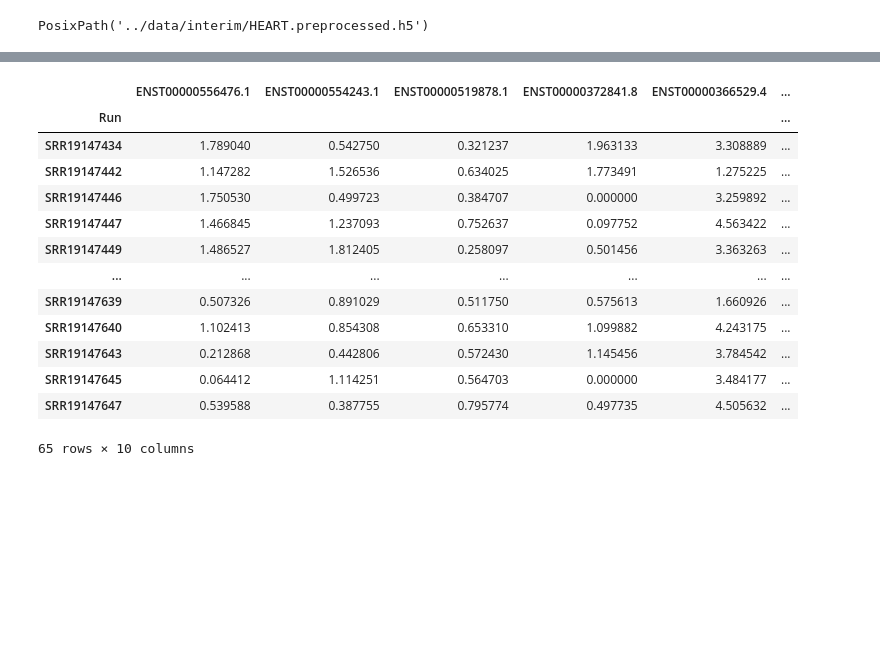
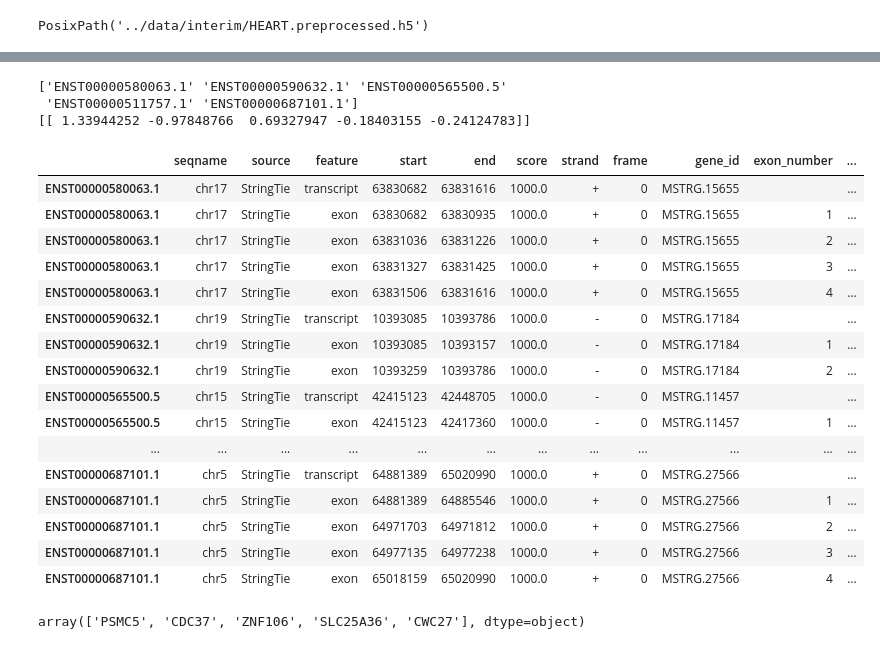
Before and after one commit to zodelheim/sea-infer-rna-seq, a Jupyter notebook: notebooks/AgePredictionTest.ipynb, the cells around one changed output, grey strips where cells are left out. Drawn from its saved outputs; the diff is of its cells as text; code cells hidden in the pictures; blank space fills up the shorter version.

Commit message:
add parsers for gene databases

```diff
--- a/notebooks/AgePredictionTest.ipynb
+++ b/notebooks/AgePredictionTest.ipynb
@@ -48,3 +49,10 @@ sex = 'female'
 fdir_processed / f'{organ}.preprocessed.h5'
 # %% [output]
 PosixPath('../data/interim/HEART.preprocessed.h5')
+# %%
+gtf_rawdata = read_gtf(fdir_raw / 'all_transcripts_strigtie_merged.gtf')
+gtf_data = gtf_rawdata.to_pandas()
+gtf_data = gtf_data.set_index('transcript_id')
+gtf_data['transcript_id'] = gtf_data.index
+
+gtf_data
@@ -246,6 +258,7 @@ from sklearn.metrics import root_mean_squared_error as RMSE
 print(data.shape[0])
 
 for n_features in range(1, np.min([data.shape[0]+1, len(sorted_corr_ids)+1, 11])):
+# for n_features in [5]:
 
     X = data[data.columns[sorted_corr_ids[:n_features]]].values
     y = data_header['Age'].loc[data_header['sex'] == sex].values
@@ -266,10 +279,10 @@ for n_features in range(1, np.min([data.shape[0]+1, len(sorted_corr_ids)+1, 11])
         X_test = X[val]
         y_test = y[val]
 
-        train_scaler = RobustScaler().fit(X_train)
-        test_scaler = RobustScaler().fit(X_test)
-        X_train = train_scaler.transform(X_train)
-        X_test = test_scaler.transform(X_test)
+        # train_scaler = RobustScaler().fit(X_train)
+        # test_scaler = RobustScaler().fit(X_test)
+        # X_train = train_scaler.transform(X_train)
+        # X_test = test_scaler.transform(X_test)
 
         X_train_ = X_train
         y_train_ = y_train
@@ -307,4 +320,6 @@ for n_features in range(1, np.min([data.shape[0]+1, len(sorted_corr_ids)+1, 11])
     # plt.plot(vals, "bo")
     # plt.plot(preds, "ro")
     # plt.show()
+
+model.coef_
 # %% [output]
@@ -401,5 +407,5 @@ Index(['ENST00000556476.1', 'ENST00000554243.1', 'ENST00000519878.1',
 # %%
-n_features = 7
+n_features = 5
 
 X = data[data.columns[sorted_corr_ids[:n_features]]].values
 y = data_header['Age'].loc[data_header['sex'] == sex].values
@@ -473,17 +459,30 @@ array([[6.3602284e-02, 2.9626904e+00, 2.0379126e-01, 2.7121893e-01,
-# %%
-X_eval
-# %% [output]
-|  | ENST00000556476.1 | ENST00000554243.1 | ENST00000519878.1 | ENST00000372841.8 | ENST00000366529.4 | ... |
-| Run |  |  |  |  |  | ... |
-| SRR19147434 | 1.789040 | 0.542750 | 0.321237 | 1.963133 | 3.308889 | ... |
-| SRR19147442 | 1.147282 | 1.526536 | 0.634025 | 1.773491 | 1.275225 | ... |
-| SRR19147446 | 1.750530 | 0.499723 | 0.384707 | 0.000000 | 3.259892 | ... |
-| SRR19147447 | 1.466845 | 1.237093 | 0.752637 | 0.097752 | 4.563422 | ... |
-| SRR19147449 | 1.486527 | 1.812405 | 0.258097 | 0.501456 | 3.363263 | ... |
-| ... | ... | ... | ... | ... | ... | ... |
-| SRR19147639 | 0.507326 | 0.891029 | 0.511750 | 0.575613 | 1.660926 | ... |
-| SRR19147640 | 1.102413 | 0.854308 | 0.653310 | 1.099882 | 4.243175 | ... |
-| SRR19147643 | 0.212868 | 0.442806 | 0.572430 | 1.145456 | 3.784542 | ... |
-| SRR19147645 | 0.064412 | 1.114251 | 0.564703 | 0.000000 | 3.484177 | ... |
-| SRR19147647 | 0.539588 | 0.387755 | 0.795774 | 0.497735 | 4.505632 | ... |
-65 rows × 10 columns
+# %%
+transcripts = data.columns[sorted_corr_ids[:n_features]]
+print(transcripts.values)
+print(model.coef_)
+gtf_data.loc[transcripts].drop_duplicates()
+# %% [output]
+['ENST00000580063.1' 'ENST00000590632.1' 'ENST00000565500.5'
+ 'ENST00000511757.1' 'ENST00000687101.1']
+[[ 1.33944252 -0.97848766  0.69327947 -0.18403155 -0.24124783]]
+|  | seqname | source | feature | start | end | score | strand | frame | gene_id | exon_number | ... |
+| ENST00000580063.1 | chr17 | StringTie | transcript | 63830682 | 63831616 | 1000.0 | + | 0 | MSTRG.15655 |  | ... |
+| ENST00000580063.1 | chr17 | StringTie | exon | 63830682 | 63830935 | 1000.0 | + | 0 | MSTRG.15655 | 1 | ... |
+| ENST00000580063.1 | chr17 | StringTie | exon | 63831036 | 63831226 | 1000.0 | + | 0 | MSTRG.15655 | 2 | ... |
+| ENST00000580063.1 | chr17 | StringTie | exon | 63831327 | 63831425 | 1000.0 | + | 0 | MSTRG.15655 | 3 | ... |
+| ENST00000580063.1 | chr17 | StringTie | exon | 63831506 | 63831616 | 1000.0 | + | 0 | MSTRG.15655 | 4 | ... |
+| ENST00000590632.1 | chr19 | StringTie | transcript | 10393085 | 10393786 | 1000.0 | - | 0 | MSTRG.17184 |  | ... |
+| ENST00000590632.1 | chr19 | StringTie | exon | 10393085 | 10393157 | 1000.0 | - | 0 | MSTRG.17184 | 1 | ... |
+| ENST00000590632.1 | chr19 | StringTie | exon | 10393259 | 10393786 | 1000.0 | - | 0 | MSTRG.17184 | 2 | ... |
+| ENST00000565500.5 | chr15 | StringTie | transcript | 42415123 | 42448705 | 1000.0 | - | 0 | MSTRG.11457 |  | ... |
+| ENST00000565500.5 | chr15 | StringTie | exon | 42415123 | 42417360 | 1000.0 | - | 0 | MSTRG.11457 | 1 | ... |
+| ... | ... | ... | ... | ... | ... | ... | ... | ... | ... | ... | ... |
+| ENST00000687101.1 | chr5 | StringTie | transcript | 64881389 | 65020990 | 1000.0 | + | 0 | MSTRG.27566 |  | ... |
+| ENST00000687101.1 | chr5 | StringTie | exon | 64881389 | 64885546 | 1000.0 | + | 0 | MSTRG.27566 | 1 | ... |
+| ENST00000687101.1 | chr5 | StringTie | exon | 64971703 | 64971812 | 1000.0 | + | 0 | MSTRG.27566 | 2 | ... |
+| ENST00000687101.1 | chr5 | StringTie | exon | 64977135 | 64977238 | 1000.0 | + | 0 | MSTRG.27566 | 3 | ... |
+| ENST00000687101.1 | chr5 | StringTie | exon | 65018159 | 65020990 | 1000.0 | + | 0 | MSTRG.27566 | 4 | ... |
+# %%
+gtf_data.loc[transcripts, 'gene_name'].drop_duplicates().values
+# %% [output]
+array(['PSMC5', 'CDC37', 'ZNF106', 'SLC25A36', 'CWC27'], dtype=object)
```
Also changed, not shown: parts of 24 cells of this notebook.
